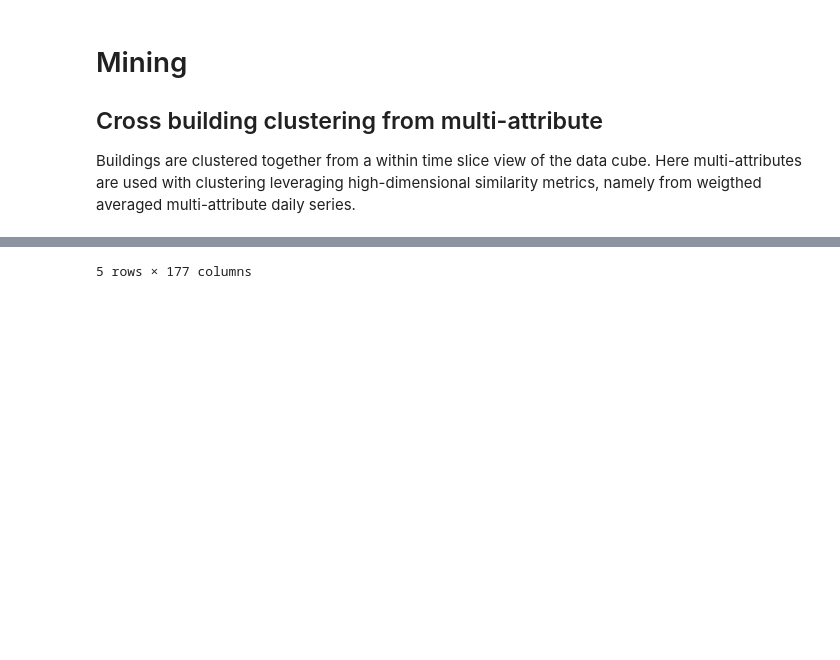
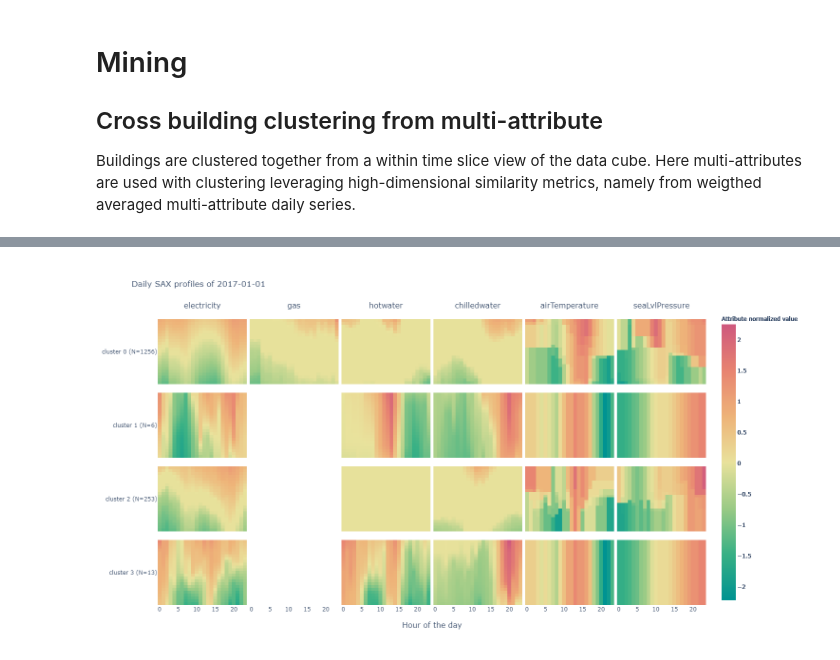
Before and after one commit to JulienLeprince/multidimensional-building-data-cube-pattern-identification, a Jupyter notebook: code/05_Mining_CuboidC.ipynb, the cells around one changed output, grey strips where cells are left out. Cells and saved outputs as stored; diff of their text form; code cells hidden in the pictures; blank space fills up the shorter version.

```diff
--- a/code/05_Mining_CuboidC.ipynb
+++ b/code/05_Mining_CuboidC.ipynb
@@ -314,6 +304,6 @@ fig.savefig(path_fig_out+"CrossBlgAttrib_"+timestamp+"_cluster_SimilarityIndex_"
 # %%
 # Cluster the identified motifs
-nb_clusters_opt = 5
+nb_clusters_opt = 4
 kmeans = KMeans(n_clusters=nb_clusters_opt, init='k-means++', max_iter=1600, n_init=10, random_state=0)
 kmeans_pred_y = kmeans.fit_predict(df_clust.transpose())
 
@@ -323,9 +313,15 @@ for clus in range(nb_clusters_opt):
     # Identifying buildings within the cluster
     blg_clus[clus] = df_clust.transpose()[kmeans_pred_y == clus].index.values
 
-# Visualization
+# Reformating cluster results for plotting
 df_data = df.copy()
 df_data = ut.multicol_inverseCols(df_data)
+clust_dict_data, index_map_dictionary = dict(), dict()
+for meter in columns_considered:
+    clust_dict_data[meter], index_map_dictionary[meter] = ut.clust_df_reformat(df_data, blg_clus, meter, s_size=10)
 
-df_data[blg_clus[clus]].head() #... to complete
+# Plotting cluster results results
+fig = ut.clust_dailyhm_visualization(clust_dict_data, index_map_dictionary, title=timestamp)
+ut.png_output([len(clust_dict_data.keys())*250, 800])
+fig.show()
 # %% [output]
@@ -340 +328 @@ df_data[blg_clus[clus]].head() #... to complete
-5 rows × 177 columns
+[figure, added]
```
Also changed, not shown: parts of 6 cells of this notebook, 4 other files.
